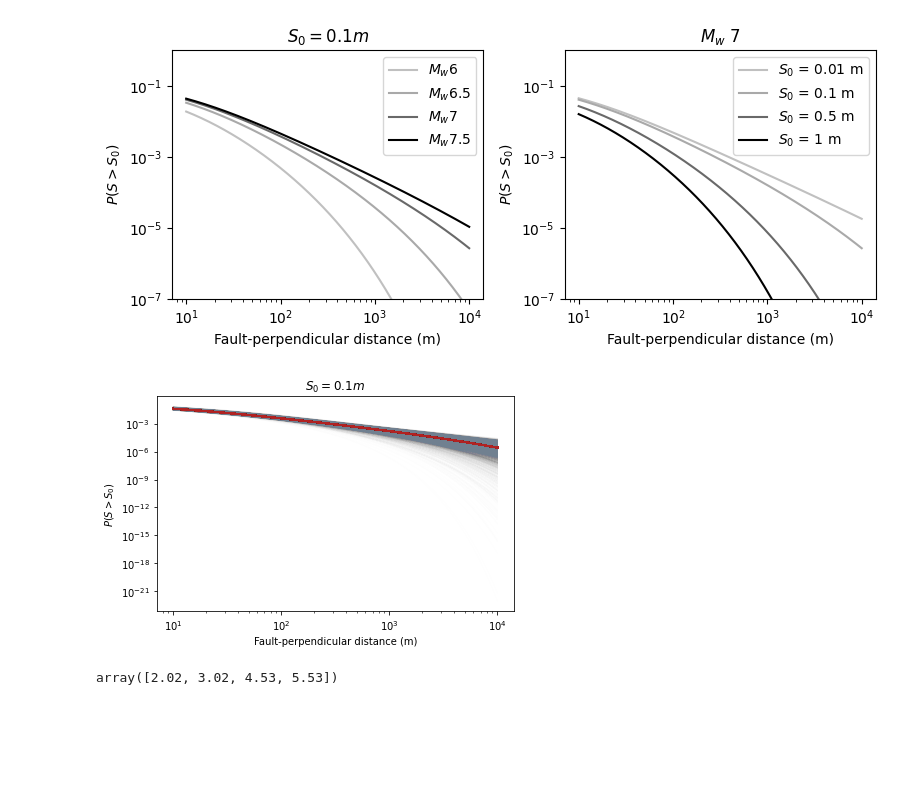
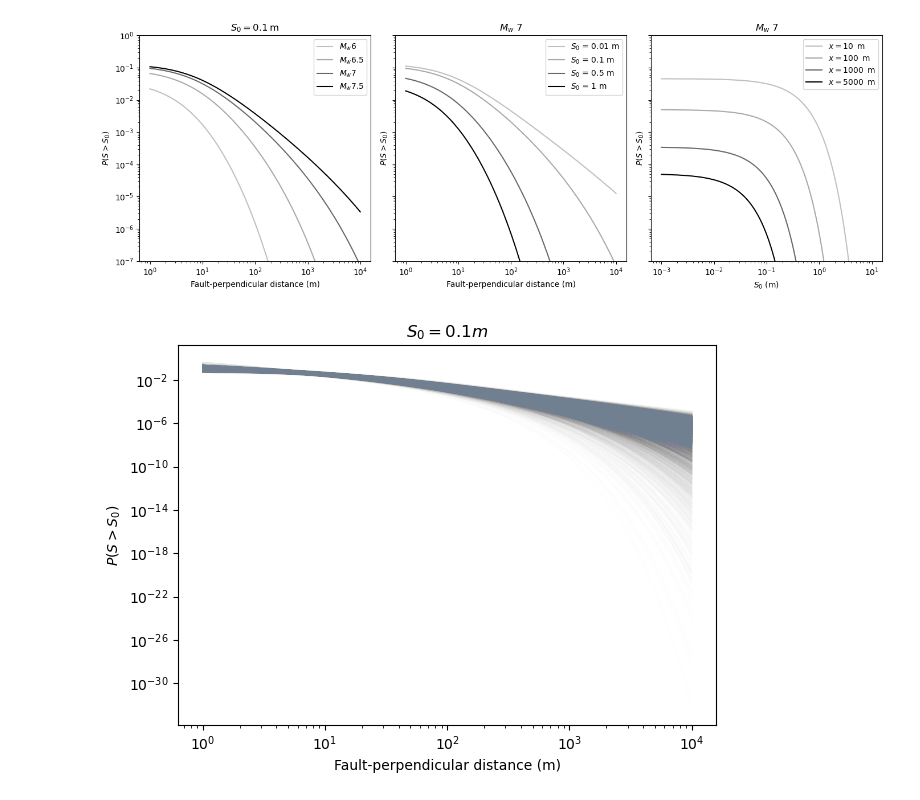
Before and after one commit to absrp/PFDHA_strikeslip, a Jupyter notebook: PFDHA_model_allcode/PFDHA_general_model_FDHI.ipynb, the cells around one changed output. Drawn from its saved outputs; the diff is of its cells as text; code cells hidden in the pictures; blank space fills up the shorter version.

```diff
--- a/PFDHA_model_allcode/PFDHA_general_model_FDHI.ipynb
+++ b/PFDHA_model_allcode/PFDHA_general_model_FDHI.ipynb
@@ -12,7 +12,7 @@ import pandas as pd
 from random import sample
 
 # load general model data
-best_fit_parameters_general_density = np.loadtxt('general_best_fit_parameters.txt', delimiter=' ')
+best_fit_parameters_general_density = np.loadtxt('MCMC_outputs/general_density_best_fit_parameters.txt', delimiter=' ')
 general_g = best_fit_parameters_general_density[2]
 general_xfr = best_fit_parameters_general_density[1]
 general_vo = best_fit_parameters_general_density[0]
@@ -120,15 +117,14 @@ def model_uncertainties(Markov_chain_density,n,sigma_n,n_draws,a,b,sigma_a,sigma
 # (each set of three columns represents the values of vo, d, and gamma for one
 # walker in the ensemble, for a total of 200 walkers)
 
-Markov_chain_density = pd.read_csv('general_parameters.txt',sep=' ',header=None).values
+Markov_chain_density = pd.read_csv('MCMC_outputs/general_density_parameters.txt',sep=' ',header=None).values
 
-
-sigma_a = 0.131
-sigma_b = 0.2323
-a = 6.5197 # strike-slip earthquakes, from Clayton et al. (2019)
-b = 1.0824 # strike-slip earthquakes, from Clayton et al. (2019)
+# sigma_a = 0.2557 # from regression to FDHI data
+# sigma_b = 0.1288
+a = 6.8701
+b = 0.9629
 
 n_draws = 5000
 
-vo_ensemble, xfr_ensemble, gamma_ensemble, n_distribution, a_distribution, b_distribution = model_uncertainties(Markov_chain_density,mean_n,std_n,n_draws,a,b,sigma_a,sigma_b)
+vo_ensemble, xfr_ensemble, gamma_ensemble, n_distribution = model_uncertainties(Markov_chain_density,mean_n,std_n,n_draws)
 # %% [output]
@@ -137,67 +133,94 @@ vo_ensemble, xfr_ensemble, gamma_ensemble, n_distribution, a_distribution, b_dis
 So = 0.1
 Mw = [6,6.5,7,7.5]
 
-fig, AX = plt.subplots(1,2,dpi=100,figsize=(8,3.5))
+fig, AX = plt.subplots(1,3,dpi=100,figsize=(14,5),sharey=True)
 
 labels = ['$M_{w} 6$','$M_{w} 6.5$','$M_{w} 7$','$M_{w} 7.5$']
 color = ['silver','darkgrey','dimgray','black']
+x = np.logspace(np.log10(1),np.log10(10000),1000)
 
 for i in range(len(Mw)):
-    P_S_So_bestfit = PFDHAmodel(So,Mw[i],mean_n,general_vo,general_xfr,general_g,color[i],1,labels[i],a,b,0)
+    P_S_So_bestfit = PFDHAmodel(So,Mw[i],x,mean_n,general_vo,general_xfr,general_g,color[i],1,labels[i],a,b,0,'x')
 
     AX[0].set_xscale('log')
     AX[0].set_yscale('log')
     AX[0].set_ylabel('$P(S>S_{0}$)')
-    AX[0].set_title('$S_0 = %s m$' %So)
+    AX[0].set_title('$S_0 = %s \N{thin space}$m' %So)
     AX[0].set_xlabel('Fault-perpendicular distance (m)')
-    AX[0].set_ylim(10**-7,1)
-
+    AX[0].set_ylim(10**-7,1.001)
 
 # Put a legend to the right of the current axis
 AX[0].legend()
 
 So = [0.01, 0.1, 0.5, 1]
 Mw = 7
 
 labels = ['$S_{0}$ = 0.01 m','$S_{0}$ = 0.1 m','$S_{0}$ = 0.5 m','$S_{0}$ = 1 m']
 color = ['silver','darkgrey','dimgray','black']
 
 for i in range(len(So)):
-    P_S_So_bestfit = PFDHAmodel(So[i],Mw,mean_n,general_vo,general_xfr,general_g,color[i],1,labels[i],a,b,1)
+    P_S_So_bestfit = PFDHAmodel(So[i],Mw,x,mean_n,general_vo,general_xfr,general_g,color[i],1,labels[i],a,b,1,'x')
 
     AX[1].set_xscale('log')
     AX[1].set_yscale('log')
     AX[1].set_ylabel('$P(S>S_{0}$)')
     AX[1].set_title('$M_w$ 7')
     AX[1].set_xlabel('Fault-perpendicular distance (m)')
-    AX[1].set_ylim(10**-7,1)
+    AX[1].set_ylim(10**-7,1.001)
 
+xrange = [10,100,1000,5000]
+So_range = np.linspace(10**-3,10,10000)
+
+for i in range(len(xrange)):
+    P_S_So_bestfit = []
+    for j in range(len(So_range)):
+        P_S_So_bestfit.append(PFDHAmodel(So_range[j],Mw,xrange[i],mean_n,general_vo,general_xfr,general_g,color[i],1,labels[i],a,b,1,'disp'))
+    AX[2].plot(So_range,P_S_So_bestfit,color[i],label='$x = %s \N{thin space}$ m' %xrange[i])
+
+
+    AX[2].set_xscale('log')
+    AX[2].set_yscale('log')
+    AX[2].set_ylabel('$P(S>S_{0}$)')
+    AX[2].set_title('$M_w$ 7')
+    AX[2].set_xlabel(r'$S_{0}$ (m)')
+    AX[2].set_ylim(10**-7,1.001)
+AX[2].legend()
 
 # Put a legend to the right of the current axis
 AX[1].legend()
 
 plt.tight_layout()
-plt.savefig('PFDHAmodel_general_3S0_Mw7.pdf')
+plt.savefig('Model_outputs/PFDHAmodel_general_3S0_Mw7.pdf')
 plt.show()
 # %% [output]
-[figure, old version]
+[figure, new version]
 # %%
 # for an individual model of a single magnitude
 
 So = 0.1
 Mw = 7
-P_S_So_bestfit = PFDHAmodel(So,Mw,mean_n,general_vo,general_xfr,general_g,'slategrey',1,'$M_w$ 7',a,b,1)
+P_S_So_bestfit = PFDHAmodel(So,Mw,x,mean_n,general_vo,general_xfr,general_g,'slategrey',1,'$M_w$ 7',a,b,1,'x')
 # arrays for calculating confidence intervals
 PS_So = []
 residuals = []
 
 plt.figure()
 
+# from regression (see Matlab secript)
+N = 31
+mean_mag = 6.7261
+sum_diff_sqrs = 12.8223
+rmse = 0.4611
+
 for i in range(5000):
-    i_PS_So = PFDHAmodel(So,Mw,n_distribution[i],vo_ensemble[i],xfr_ensemble[i],gamma_ensemble[i],'slategrey',0.002,'',a_distribution[i],b_distribution[i],999)
+    # standard error for mean displacement given magnitude
+    other_mw = np.sqrt((1/N)+((Mw-mean_mag)**2)/sum_diff_sqrs**2)
+    se_mw = rmse*other_mw
+    # assuming standard error is standard deviation, draw from normal distribution where preferred beta is the mean and se is the standard deviation, done in function
+    i_PS_So = PFDHAmodel(So,Mw,x,n_distribution[i],vo_ensemble[i],xfr_ensemble[i],gamma_ensemble[i],'slategrey',0.002,'',a,b,999,'x',se_mw)
     PS_So.append(i_PS_So)
     residuals.append(np.log(i_PS_So) - np.log(P_S_So_bestfit))
-    PFDHAmodel(So,Mw,mean_n,general_vo,general_xfr,general_g,'firebrick',1,'',a,b,999)
+    #PFDHAmodel(So,Mw,x,mean_n,general_vo,general_xfr,general_g,'firebrick',1,'',a,b,999,'x')
 
 plt.xscale('log')
 plt.yscale('log')
@@ -216,20 +239,14 @@ sigma_84_PS_So = np.percentile(PS_So,84,axis=0) # 84
 sigma_16_res = np.percentile(residuals,16,axis=0)
 sigma_84_res = np.percentile(residuals,84,axis=0)
 
-
 # Put a legend to the right of the current axis
 #plt.legend(loc='center left', bbox_to_anchor=(1, 0.5))
 
 plt.tight_layout()
-plt.savefig('PFDHAmodel_general.pdf')
+# plt.savefig('ModeoPFDHAmodel_general.pdf')
 plt.show()
 # %% [output]
-[figure, old version]
+[figure, new version]
-# %%
-arr1 = np.array([[1,2,3,4],[3,4,6,7]])
-np.percentile(arr1,51,axis=0)
-# %% [output]
-array([2.02, 3.02, 4.53, 5.53])
 # %%
 def expc(x, a):
     return a*np.exp(x**0.15)
```
Also changed, not shown: parts of 11 cells of this notebook, 4 other files.
